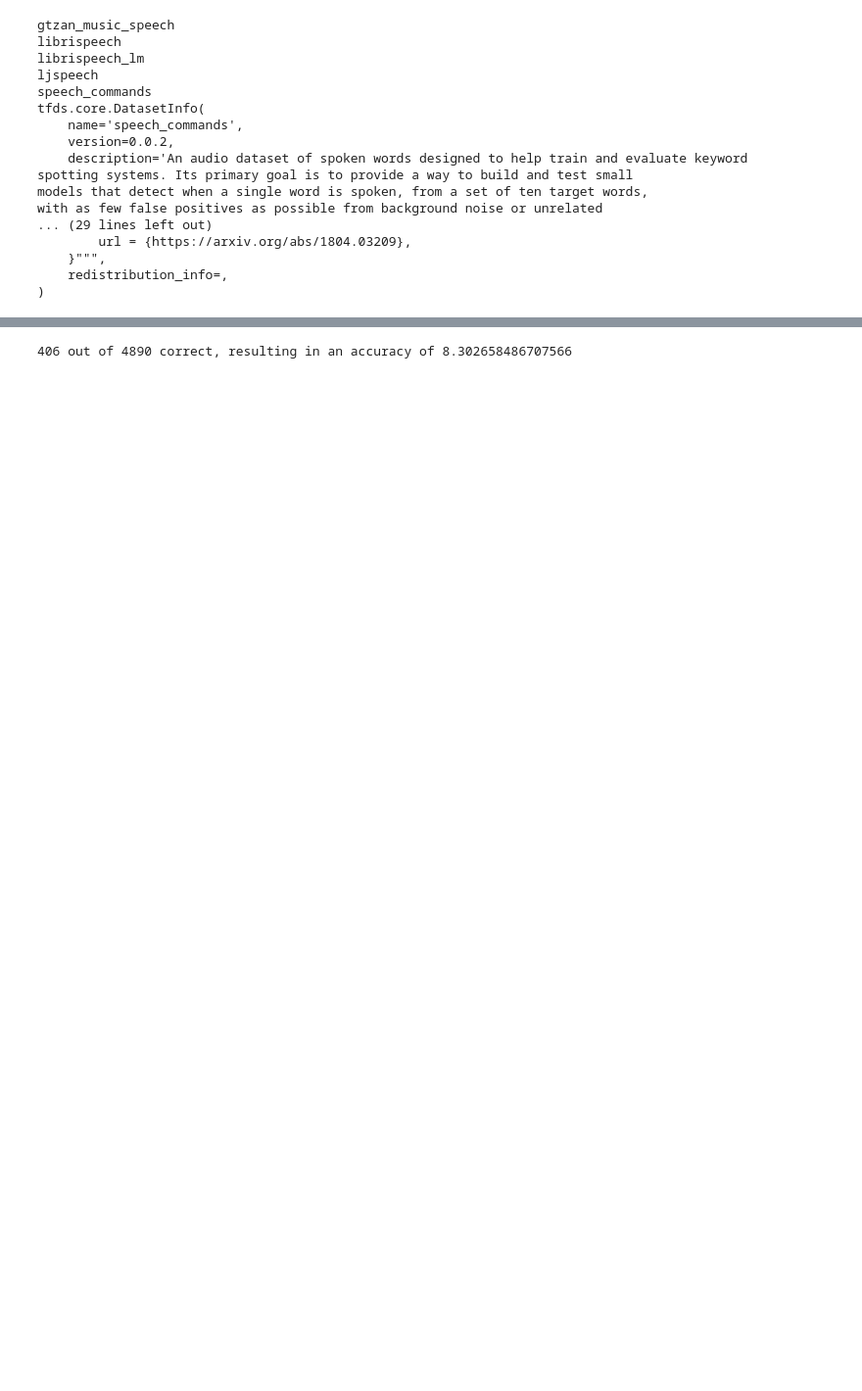
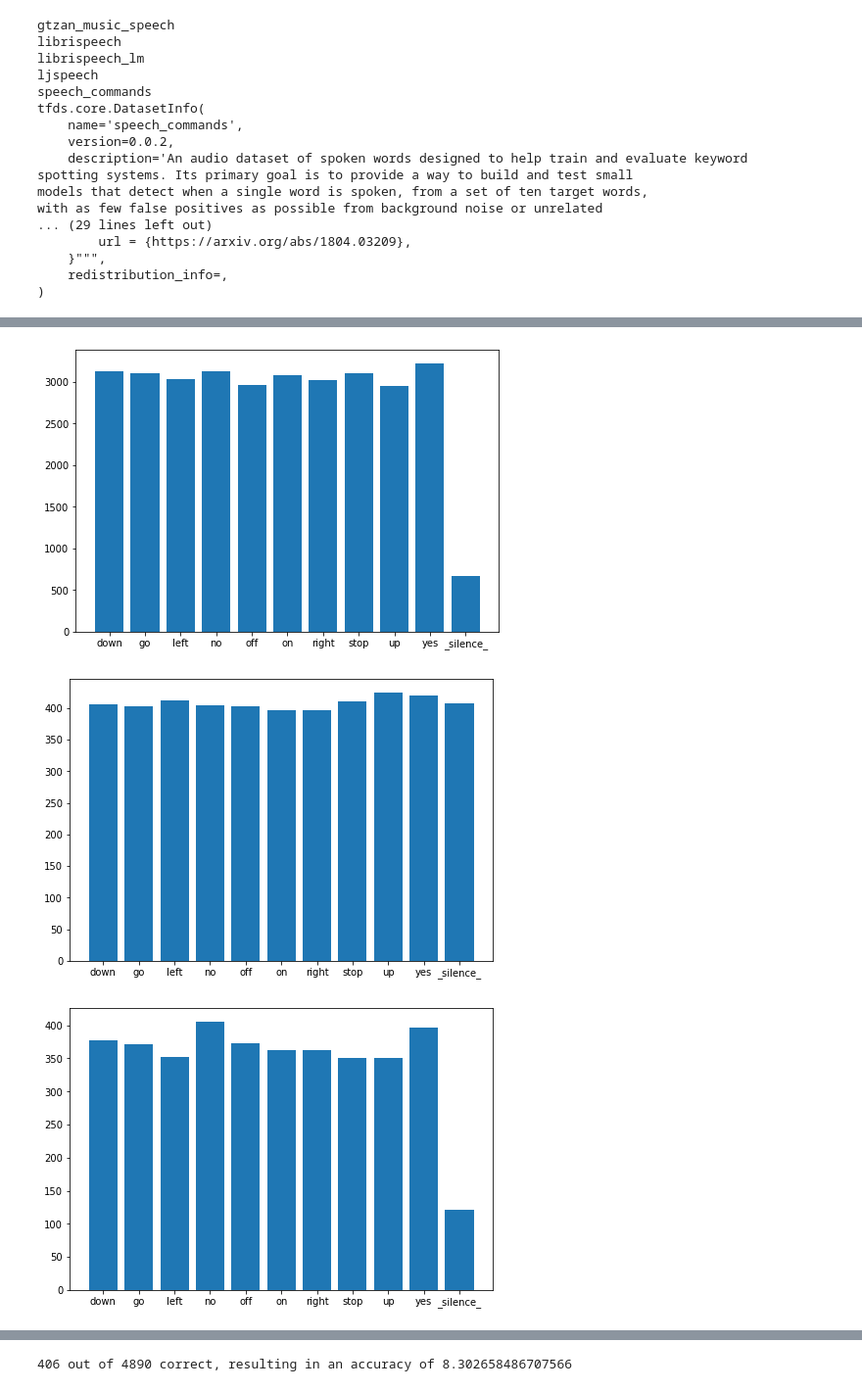
Before and after one commit to Mxgra/Deep-Keyword-Recognition-on-Edge, a Jupyter notebook: Keyword Recognition.ipynb, the cells around one changed output, grey strips where cells are left out. Shown at 98% size. Drawn from its saved outputs; the diff is of its cells as text; code cells hidden in the pictures; blank space fills up the shorter version.

```diff
--- a/Keyword Recognition.ipynb
+++ b/Keyword Recognition.ipynb
@@ -380,0 +174,10 @@ print("{} out of {} correct, resulting in an accuracy of {}".format(correct, tot
+# %%
+langs = ['down', 'go', 'left', 'no', 'off', 'on', 'right', 'stop', 'up', 'yes', '_silence_']
+
+make_plot(train_dist, langs)
+make_plot(test_dist, langs)
+make_plot(validation_dist, langs)
+# %% [output]
+[figure, added]
+[figure, added]
+[figure, added]
```
Also changed, not shown: parts of 43 cells of this notebook, 1 other file.
